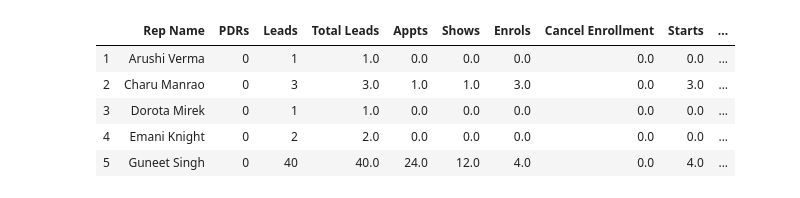
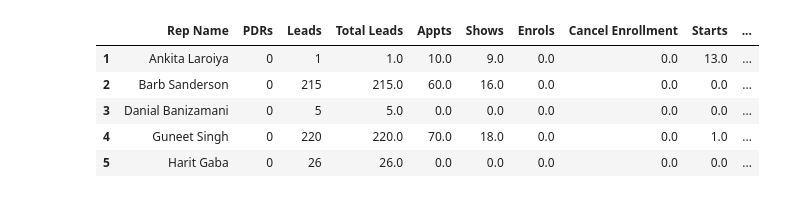
Before and after one commit to rajshruti/final-project, a Jupyter notebook: frmonth_clean.ipynb, the cells around one changed output. Cells and saved outputs as stored; diff of their text form; code cells hidden in the pictures.

```diff
--- a/frmonth_clean.ipynb
+++ b/frmonth_clean.ipynb
@@ -33,11 +33,11 @@ df10 = df10.drop([0])
 df11 = df11.drop([0])
 df12 = df12.drop([0])
 # %%
-df12.head()
+df1.head()
 # %% [output]
 |  | Rep Name | PDRs | Leads | Total Leads | Appts | Shows | Enrols | Cancel Enrollment | Starts | ... |
-| 1 | Arushi Verma | 0 | 1 | 1.0 | 0.0 | 0.0 | 0.0 | 0.0 | 0.0 | ... |
-| 2 | Charu Manrao | 0 | 3 | 3.0 | 1.0 | 1.0 | 3.0 | 0.0 | 3.0 | ... |
-| 3 | Dorota Mirek | 0 | 1 | 1.0 | 0.0 | 0.0 | 0.0 | 0.0 | 0.0 | ... |
-| 4 | Emani Knight | 0 | 2 | 2.0 | 0.0 | 0.0 | 0.0 | 0.0 | 0.0 | ... |
-| 5 | Guneet Singh | 0 | 40 | 40.0 | 24.0 | 12.0 | 4.0 | 0.0 | 4.0 | ... |
+| 1 | Ankita Laroiya | 0 | 1 | 1.0 | 10.0 | 9.0 | 0.0 | 0.0 | 13.0 | ... |
+| 2 | Barb Sanderson | 0 | 215 | 215.0 | 60.0 | 16.0 | 0.0 | 0.0 | 0.0 | ... |
+| 3 | Danial Banizamani | 0 | 5 | 5.0 | 0.0 | 0.0 | 0.0 | 0.0 | 0.0 | ... |
+| 4 | Guneet Singh | 0 | 220 | 220.0 | 70.0 | 18.0 | 0.0 | 0.0 | 1.0 | ... |
+| 5 | Harit Gaba | 0 | 26 | 26.0 | 0.0 | 0.0 | 0.0 | 0.0 | 0.0 | ... |
```
Also changed, not shown: parts of 18 cells of this notebook.
